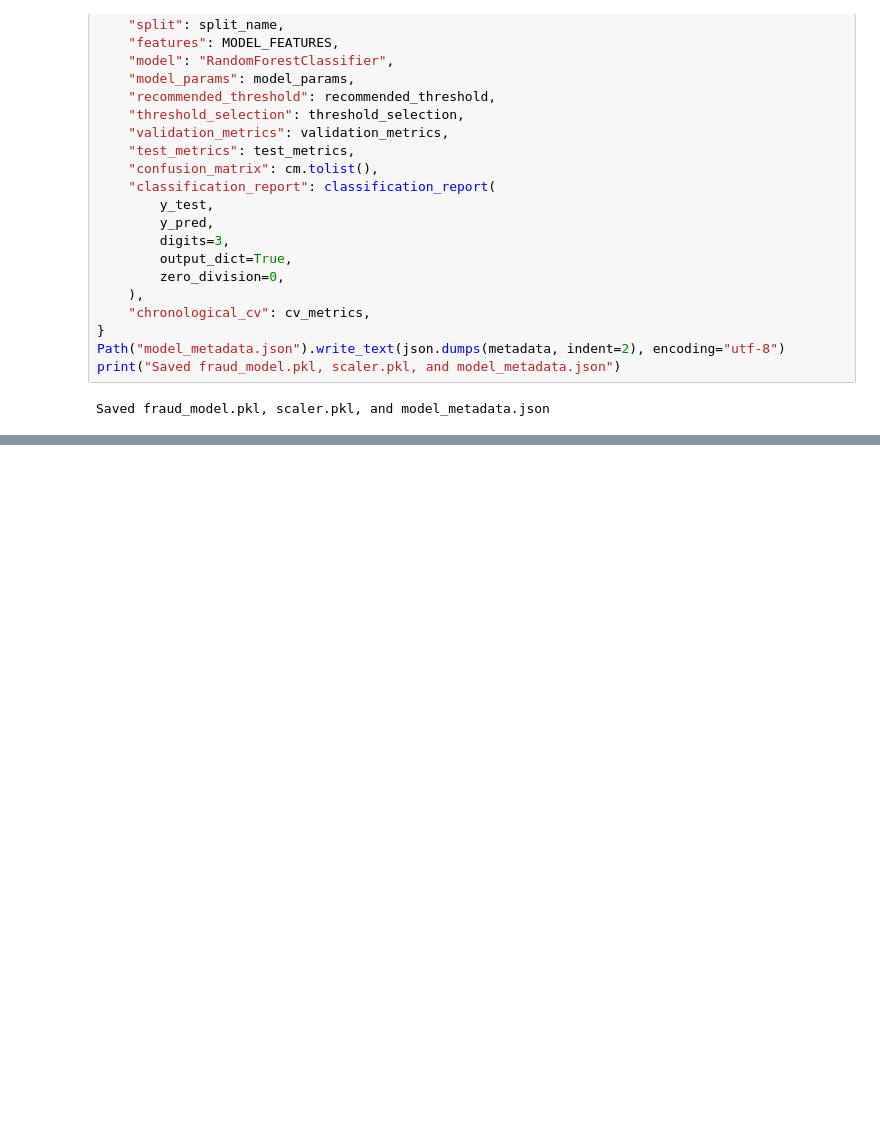
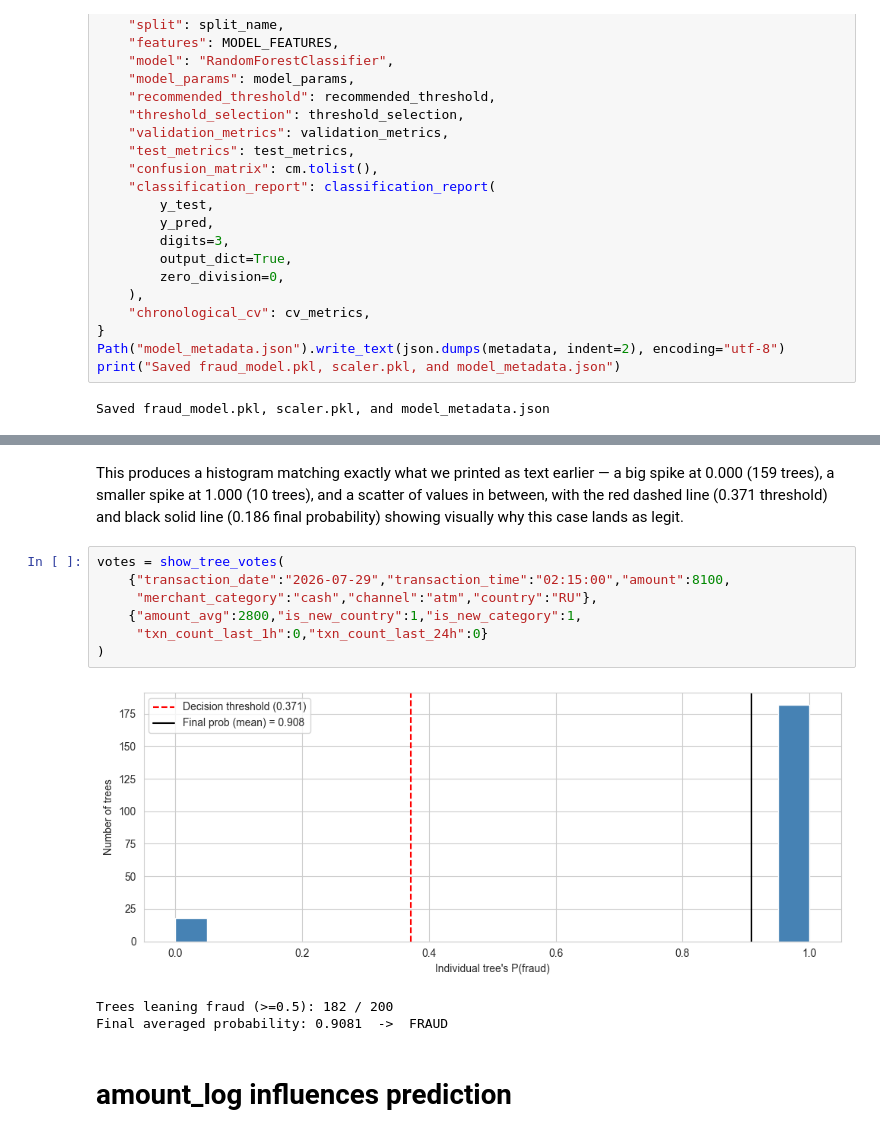
Before and after one commit to salimshre/credit-card-fraud-detector, a Jupyter notebook: self.ipynb, the cells around one changed output, grey strips where cells are left out. Cells and saved outputs as stored; diff of their text form; blank space fills up the shorter version.

```diff
--- a/self.ipynb
+++ b/self.ipynb
@@ -305,0 +452,15 @@ Saved fraud_model.pkl, scaler.pkl, and model_metadata.json
+# %% [markdown]
+This produces a histogram matching exactly what we printed as text earlier — a big spike at 0.000 (159 trees), a smaller spike at 1.000 (10 trees), and a scatter of values in between, with the red dashed line (0.371 threshold) and black solid line (0.186 final probability) showing visually why this case lands as legit.
+# %%
+votes = show_tree_votes(
+    {"transaction_date":"2026-07-29","transaction_time":"02:15:00","amount":8100,
+     "merchant_category":"cash","channel":"atm","country":"RU"},
+    {"amount_avg":2800,"is_new_country":1,"is_new_category":1,
+     "txn_count_last_1h":0,"txn_count_last_24h":0}
+)
+# %% [output]
+[figure, added]
+Trees leaning fraud (>=0.5): 182 / 200
+Final averaged probability: 0.9081  ->  FRAUD
+# %% [markdown]
+# amount_log influences prediction
```
Also changed, not shown: parts of 9 cells of this notebook, 1 other file.
